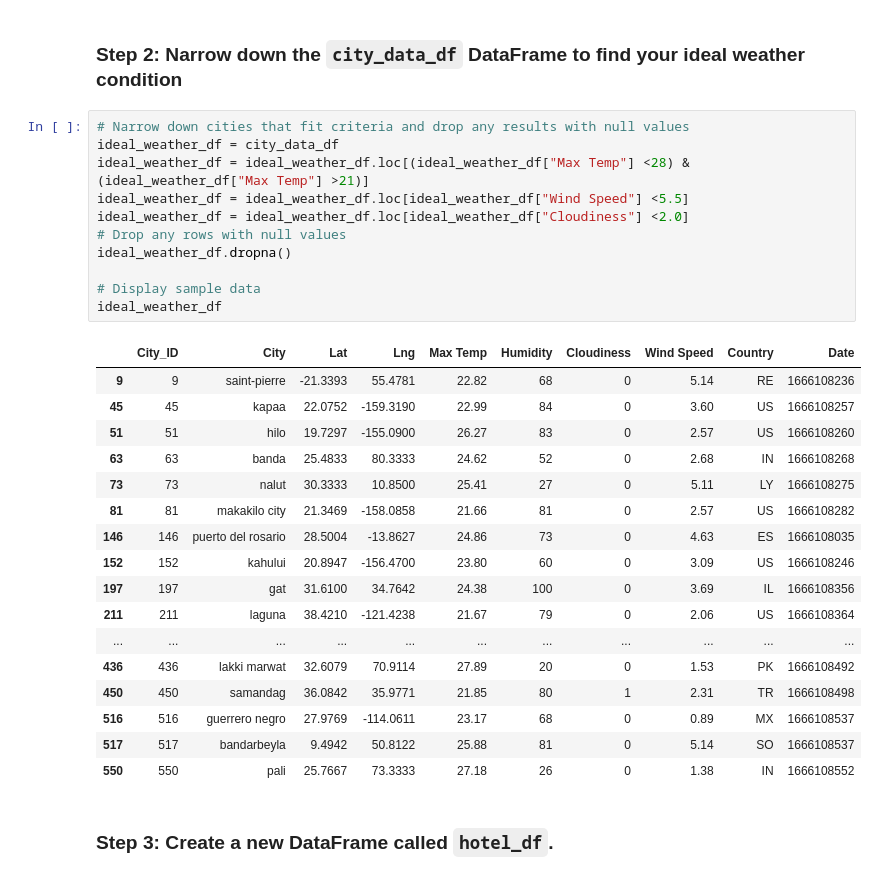
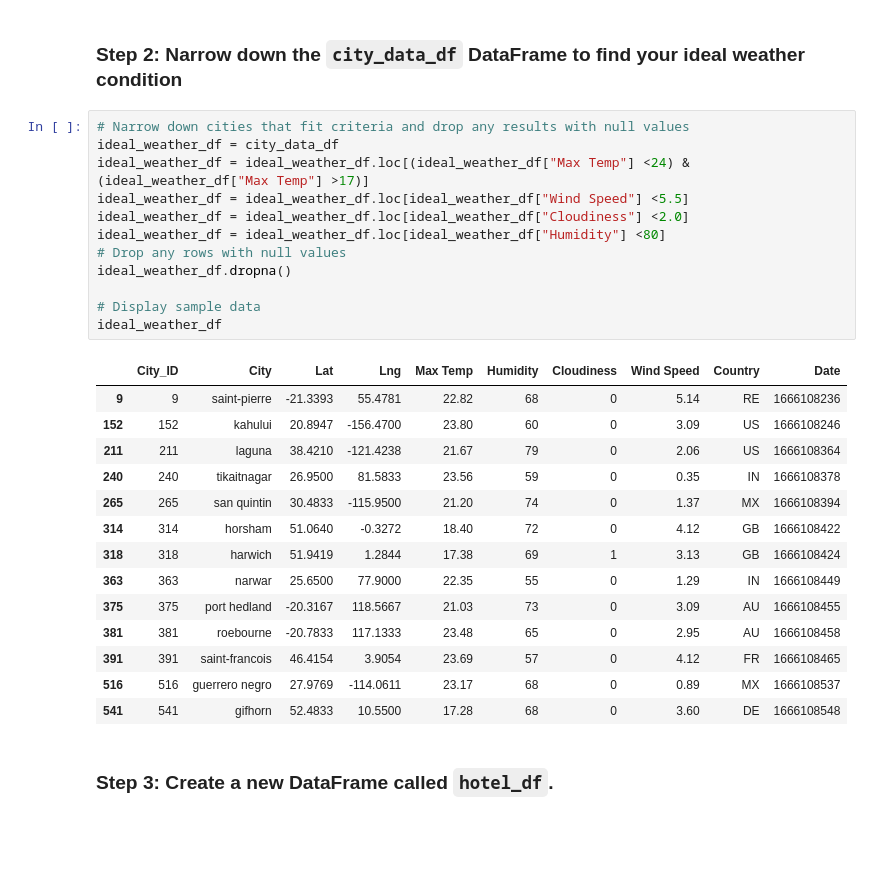
Before and after one commit to jnnfrwht14/Module6_API, a Jupyter notebook: VacationPy.ipynb, the cells around one changed output. Cells and saved outputs as stored; diff of their text form; blank space fills up the shorter version.

Commit message:
weather updates

```diff
--- a/VacationPy.ipynb
+++ b/VacationPy.ipynb
@@ -56,32 +56,30 @@ map_plot_A
 # %%
 # Narrow down cities that fit criteria and drop any results with null values
 ideal_weather_df = city_data_df
-ideal_weather_df = ideal_weather_df.loc[(ideal_weather_df["Max Temp"] <28) & (ideal_weather_df["Max Temp"] >21)]
+ideal_weather_df = ideal_weather_df.loc[(ideal_weather_df["Max Temp"] <24) & (ideal_weather_df["Max Temp"] >17)]
 ideal_weather_df = ideal_weather_df.loc[ideal_weather_df["Wind Speed"] <5.5]
 ideal_weather_df = ideal_weather_df.loc[ideal_weather_df["Cloudiness"] <2.0]
+ideal_weather_df = ideal_weather_df.loc[ideal_weather_df["Humidity"] <80]
 # Drop any rows with null values
 ideal_weather_df.dropna()
 
 # Display sample data
 ideal_weather_df
 # %% [output]
 |  | City_ID | City | Lat | Lng | Max Temp | Humidity | Cloudiness | Wind Speed | Country | Date |
 | 9 | 9 | saint-pierre | -21.3393 | 55.4781 | 22.82 | 68 | 0 | 5.14 | RE | 1666108236 |
-| 45 | 45 | kapaa | 22.0752 | -159.3190 | 22.99 | 84 | 0 | 3.60 | US | 1666108257 |
-| 51 | 51 | hilo | 19.7297 | -155.0900 | 26.27 | 83 | 0 | 2.57 | US | 1666108260 |
-| 63 | 63 | banda | 25.4833 | 80.3333 | 24.62 | 52 | 0 | 2.68 | IN | 1666108268 |
-| 73 | 73 | nalut | 30.3333 | 10.8500 | 25.41 | 27 | 0 | 5.11 | LY | 1666108275 |
-| 81 | 81 | makakilo city | 21.3469 | -158.0858 | 21.66 | 81 | 0 | 2.57 | US | 1666108282 |
-| 146 | 146 | puerto del rosario | 28.5004 | -13.8627 | 24.86 | 73 | 0 | 4.63 | ES | 1666108035 |
 | 152 | 152 | kahului | 20.8947 | -156.4700 | 23.80 | 60 | 0 | 3.09 | US | 1666108246 |
-| 197 | 197 | gat | 31.6100 | 34.7642 | 24.38 | 100 | 0 | 3.69 | IL | 1666108356 |
 | 211 | 211 | laguna | 38.4210 | -121.4238 | 21.67 | 79 | 0 | 2.06 | US | 1666108364 |
-| ... | ... | ... | ... | ... | ... | ... | ... | ... | ... | ... |
-| 436 | 436 | lakki marwat | 32.6079 | 70.9114 | 27.89 | 20 | 0 | 1.53 | PK | 1666108492 |
-| 450 | 450 | samandag | 36.0842 | 35.9771 | 21.85 | 80 | 1 | 2.31 | TR | 1666108498 |
+| 240 | 240 | tikaitnagar | 26.9500 | 81.5833 | 23.56 | 59 | 0 | 0.35 | IN | 1666108378 |
+| 265 | 265 | san quintin | 30.4833 | -115.9500 | 21.20 | 74 | 0 | 1.37 | MX | 1666108394 |
+| 314 | 314 | horsham | 51.0640 | -0.3272 | 18.40 | 72 | 0 | 4.12 | GB | 1666108422 |
+| 318 | 318 | harwich | 51.9419 | 1.2844 | 17.38 | 69 | 1 | 3.13 | GB | 1666108424 |
+| 363 | 363 | narwar | 25.6500 | 77.9000 | 22.35 | 55 | 0 | 1.29 | IN | 1666108449 |
+| 375 | 375 | port hedland | -20.3167 | 118.5667 | 21.03 | 73 | 0 | 3.09 | AU | 1666108455 |
+| 381 | 381 | roebourne | -20.7833 | 117.1333 | 23.48 | 65 | 0 | 2.95 | AU | 1666108458 |
+| 391 | 391 | saint-francois | 46.4154 | 3.9054 | 23.69 | 57 | 0 | 4.12 | FR | 1666108465 |
 | 516 | 516 | guerrero negro | 27.9769 | -114.0611 | 23.17 | 68 | 0 | 0.89 | MX | 1666108537 |
-| 517 | 517 | bandarbeyla | 9.4942 | 50.8122 | 25.88 | 81 | 0 | 5.14 | SO | 1666108537 |
-| 550 | 550 | pali | 25.7667 | 73.3333 | 27.18 | 26 | 0 | 1.38 | IN | 1666108552 |
+| 541 | 541 | gifhorn | 52.4833 | 10.5500 | 17.28 | 68 | 0 | 3.60 | DE | 1666108548 |
 # %% [markdown]
 ### Step 3: Create a new DataFrame called `hotel_df`.
 # %%
```
Also changed, not shown: parts of 1 cell of this notebook.
